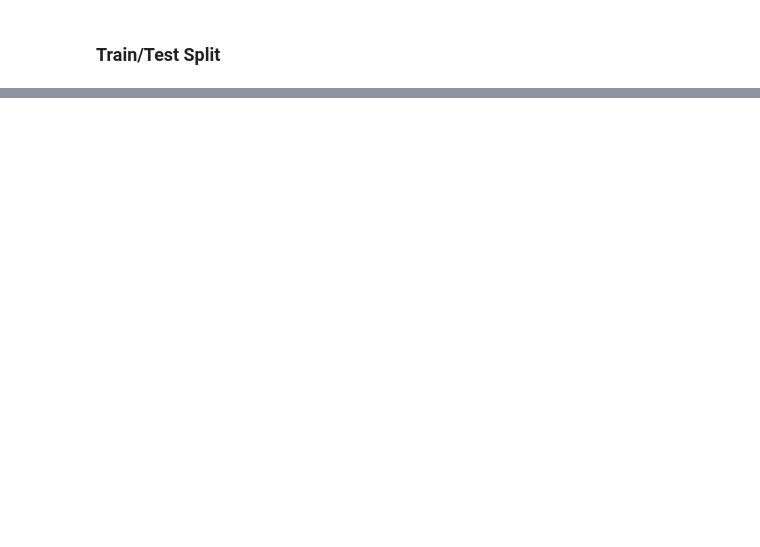
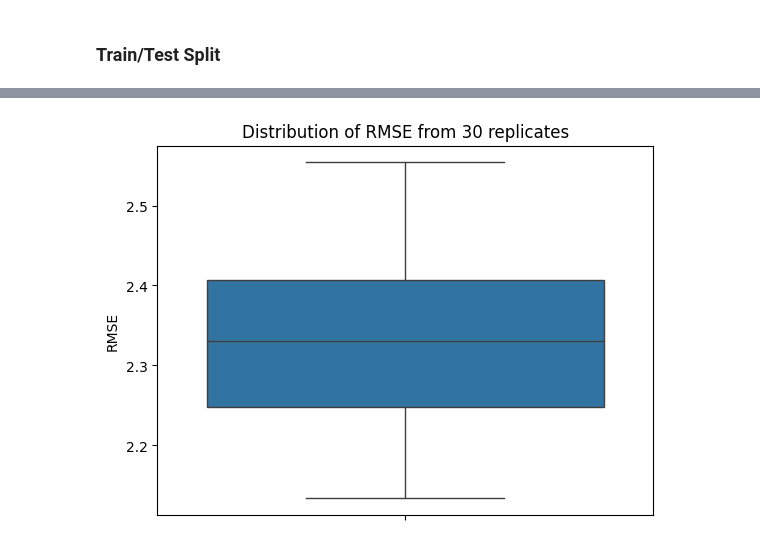
Before and after one commit to johnrempe/Abalone, a Jupyter notebook: RandomForest.ipynb, the cells around one changed output, grey strips where cells are left out. Cells and saved outputs as stored; diff of their text form; code cells hidden in the pictures; blank space fills up the shorter version.

```diff
--- a/RandomForest.ipynb
+++ b/RandomForest.ipynb
@@ -54,0 +81,33 @@ X_train, X_test, y_train, y_test = split_data(X, y)
+# %%
+def tune_rfr_model(X_train, y_train):
+
+  # Define the parameter grid
+  param_distributions = {'n_estimators': [50, 100, 200, 500],
+  'max_depth': [None, 10, 20, 30],
+  'min_samples_split': [2, 5, 10],
+  'min_samples_leaf': [1, 2, 4],
+  'bootstrap': [True, False]}
+
+  # Instantiate the model
+  model = RandomForestRegressor()
+
+  random_search = RandomizedSearchCV(estimator=model,
+                                  param_distributions=param_distributions,
+                                  n_iter=10,
+                                  scoring='neg_mean_squared_error',
+                                  cv=5,  # Number of cross-validation folds
+                                  verbose=2,  # Show process logs
+                                  random_state=42,
+                                  n_jobs=-1)
+
+  # Fit random search model
+  random_search.fit(X_train, y_train)
+
+
+  # Best model and hyperparameters
+  best_model = random_search.best_estimator_
+  best_params = random_search.best_params_
+
+  return best_model, best_params
+# %%
+best_model, best_params = tune_rfr_model(X_train, y_train)
@@ -54,0 +232,2 @@ X_train, X_test, y_train, y_test = split_data(X, y)
+# %%
+rmse_list, r2_list, best_predictions,y_train, best_model_params = RFR_model(X, y)
@@ -54,0 +313,12 @@ X_train, X_test, y_train, y_test = split_data(X, y)
+# %%
+# Create the boxplot
+sns.boxplot(data=rmse_list)
+
+# Adding labels and title
+plt.title('Distribution of RMSE from 30 replicates')
+plt.ylabel('RMSE')
+
+# Show the plot
+plt.show()
+# %% [output]
+[figure, added]
```
Also changed, not shown: parts of 17 cells of this notebook.
